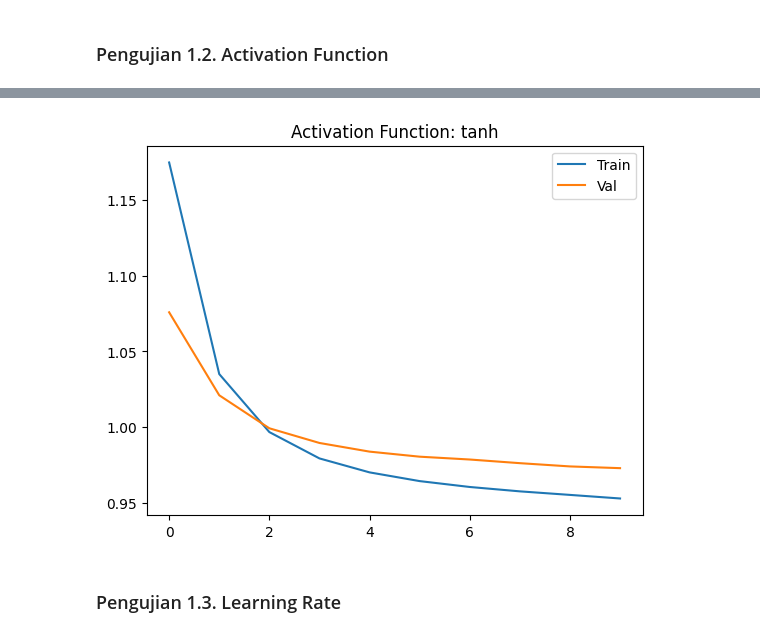
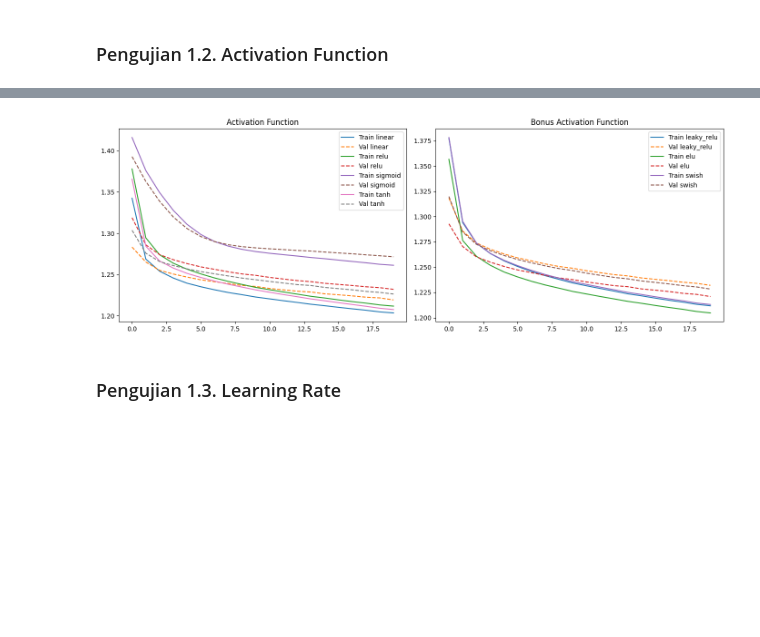
Before and after one commit to DiyahSusan/Tubes1-IF3270-ciamso, a Jupyter notebook: src/test.ipynb, the cells around one changed output, grey strips where cells are left out. Cells and saved outputs as stored; diff of their text form; code cells hidden in the pictures; blank space fills up the shorter version.

Commit message:
feat: bonus functions

```diff
--- a/src/test.ipynb
+++ b/src/test.ipynb
@@ -334,6 +334,12 @@ bce = loss_fn.binary_cross_entropy
 bce_prime = loss_fn.bce_prime
 cce = loss_fn.categorical_cross_entropy
 cce_prime = loss_fn.cce_prime
+leaky_relu = activation_fn.leaky_relu
+leaky_relu_prime = activation_fn.leaky_relu_prime
+elu = activation_fn.elu
+elu_prime = activation_fn.elu_prime
+swish = activation_fn.swish
+swish_prime = activation_fn.swish_prime
 
 normal_init = init_fn.normal_init
 uniform_init = init_fn.uniform_init
@@ -571,34 +577,45 @@ activation = {
     "tanh": (hyperbolic_tangent, hyperbolic_tangent_prime),
 }
 
+bonus_activation = {
+    "leaky_relu": (leaky_relu, leaky_relu_prime),
+    "elu": (elu, elu_prime),
+    "swish": (swish, swish_prime)
+}
+
 input_dim = X_train_np.shape[1]
 
-for act in activation:
-    print(f"Testing activation function: {act}")
-    model = NeuralNetwork()
-    model.add(DenseLayer(input_dim, 16, he_init, l1_lambda=0.001, l2_lambda=0.01, seed=42))
-    model.add(ActivationLayer(relu, relu_prime))
-    model.add(DenseLayer(16, 16, he_init, l1_lambda=0.001, l2_lambda=0.01, seed=42))
-    model.add(ActivationLayer(*activation[act]))
-    model.add(DenseLayer(16, 1, xavier_init, l1_lambda=0.001, l2_lambda=0.01, seed=42))
-    model.add(ActivationLayer(sigmoid, sigmoid_prime))
+def build_train_model(activation_lib, ax, plot_title):
+    for i, act in enumerate(activation_lib):
+        print(f"Testing activation function: {act}")
+        model = NeuralNetwork()
+        model.add(DenseLayer(input_dim, 32, he_init, l1_lambda=0.001, l2_lambda=0.01, seed=42))
+        model.add(ActivationLayer(relu, relu_prime))
+        model.add(DenseLayer(32, 16, he_init, l1_lambda=0.001, l2_lambda=0.01, seed=42))
+        model.add(ActivationLayer(*activation_lib[act]))
+        model.add(DenseLayer(16, 1, xavier_init, l1_lambda=0.001, l2_lambda=0.01, seed=42))
+        model.add(ActivationLayer(sigmoid, sigmoid_prime))
 
-    model.use(bce, bce_prime)
+        model.use(bce, bce_prime)
 
-    history = model.train(
-        X_train_np, y_train_np,
-        X_val_np, y_val_np,
-        epochs=10,
-        batch_size=32,
-        learning_rate=0.01,
-        verbose=1
-    )
+        history = model.train(
+            X_train_np, y_train_np,
+            X_val_np, y_val_np,
+            epochs=20,
+            batch_size=32,
+            learning_rate=0.01,
+            verbose=1
+        )
+        ax.plot(history['train_loss'], linestyle='-', label=f'Train {act}')
+        ax.plot(history['val_loss'], linestyle='--', label=f'Val {act}')
+    ax.set_title(plot_title)
+    ax.legend()
 
-    plt.title(f"Activation Function: {act}")
-    plt.plot(history['train_loss'], label='Train')
-    plt.plot(history['val_loss'], label='Val')
-    plt.legend()
-    plt.show()
+fig, axes = plt.subplots(1, 2, figsize=(14, 5))
+build_train_model(activation, axes[0], "Activation Function")
+build_train_model(bonus_activation, axes[1], "Bonus Activation Function")
+plt.tight_layout()
+plt.show()
 # %% [output]
 Training selesai.
 
@@ -615,4 +637,4 @@ Epoch 10/10 | Train Loss: 0.953087 | Val Loss: 0.973073
-[figure, old version]
+[figure, new version]
 # %% [markdown]
 ### Pengujian 1.3. Learning Rate
 # %%
```
Also changed, not shown: parts of 6 cells of this notebook, 1 other file.
